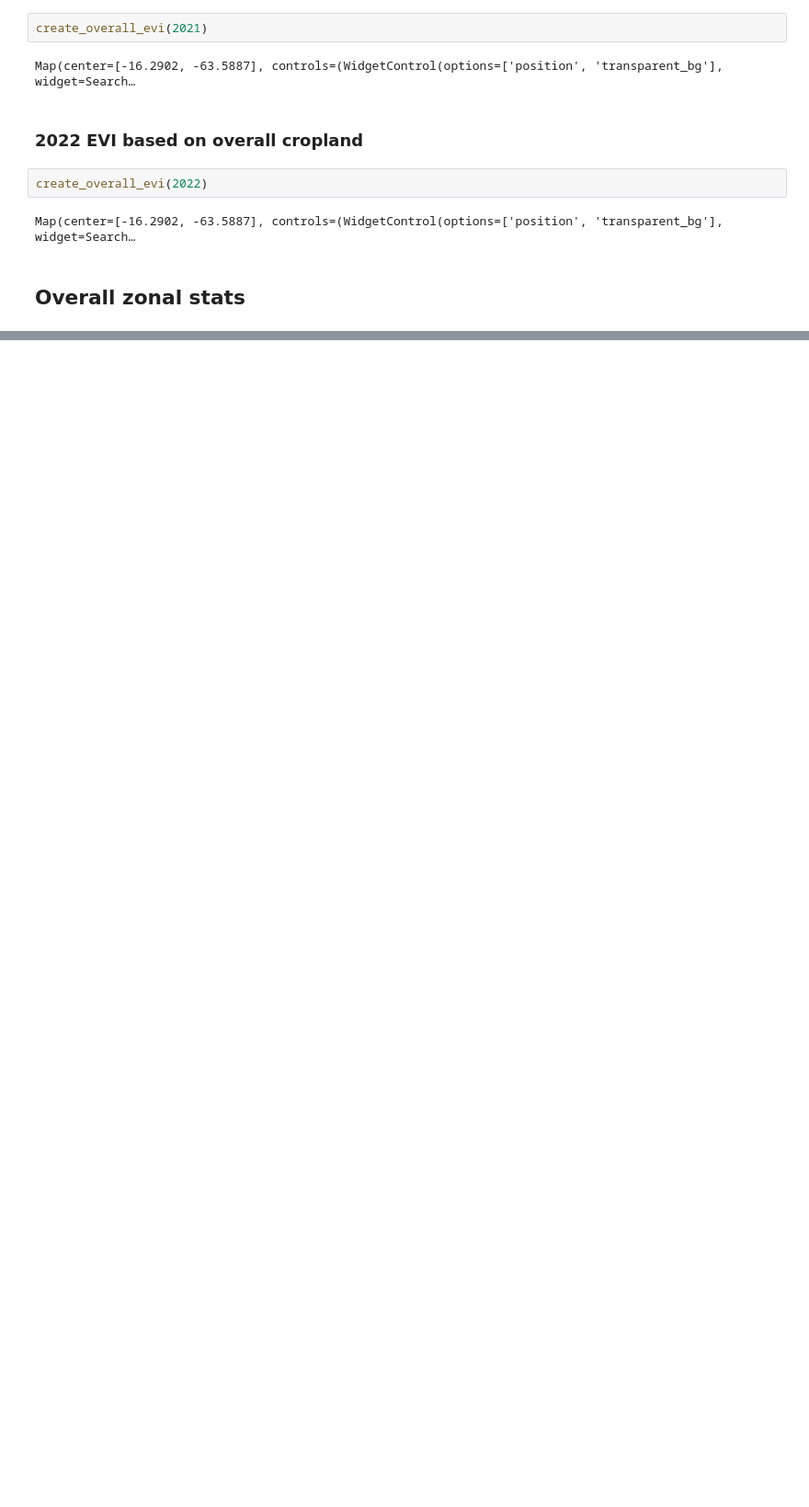
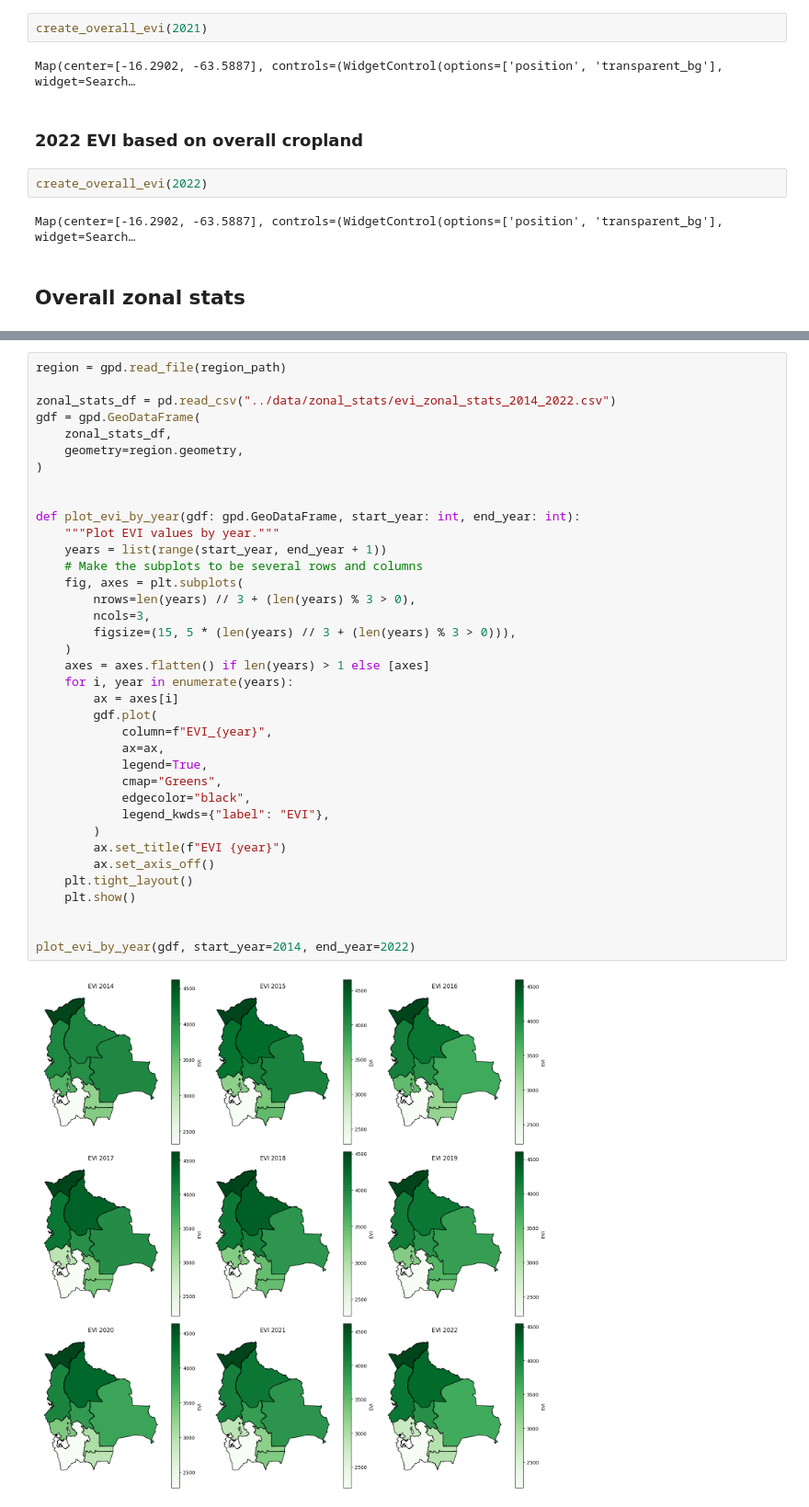
Before and after one commit to datapartnership/bolivia-economic-monitor, a Jupyter notebook: notebooks/evi_analysis.ipynb, the cells around one changed output, grey strips where cells are left out. Shown at 92% size. Drawn from its saved outputs; the diff is of its cells as text; blank space fills up the shorter version.

Commit message:
Add plot for EVI summary statistics

```diff
--- a/notebooks/evi_analysis.ipynb
+++ b/notebooks/evi_analysis.ipynb
@@ -543,0 +652,39 @@ zs.task.status()
+# %%
+region = gpd.read_file(region_path)
+
+zonal_stats_df = pd.read_csv("../data/zonal_stats/evi_zonal_stats_2014_2022.csv")
+gdf = gpd.GeoDataFrame(
+    zonal_stats_df,
+    geometry=region.geometry,
+)
+
+
+def plot_evi_by_year(gdf: gpd.GeoDataFrame, start_year: int, end_year: int):
+    """Plot EVI values by year."""
+    years = list(range(start_year, end_year + 1))
+    # Make the subplots to be several rows and columns
+    fig, axes = plt.subplots(
+        nrows=len(years) // 3 + (len(years) % 3 > 0),
+        ncols=3,
+        figsize=(15, 5 * (len(years) // 3 + (len(years) % 3 > 0))),
+    )
+    axes = axes.flatten() if len(years) > 1 else [axes]
+    for i, year in enumerate(years):
+        ax = axes[i]
+        gdf.plot(
+            column=f"EVI_{year}",
+            ax=ax,
+            legend=True,
+            cmap="Greens",
+            edgecolor="black",
+            legend_kwds={"label": "EVI"},
+        )
+        ax.set_title(f"EVI {year}")
+        ax.set_axis_off()
+    plt.tight_layout()
+    plt.show()
+
+
+plot_evi_by_year(gdf, start_year=2014, end_year=2022)
+# %% [output]
+[figure, added]
```
Also changed, not shown: parts of 11 cells of this notebook.
